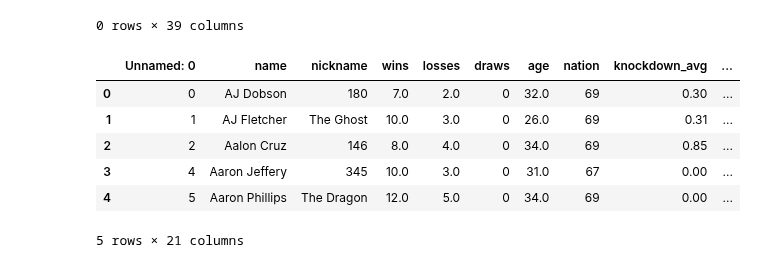
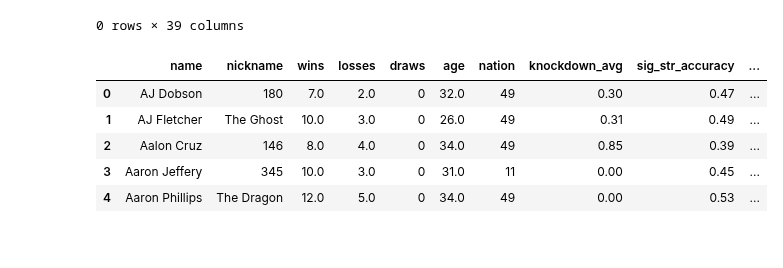
Before and after one commit to maxbraith/UFCModel, a Jupyter notebook: UFCModelGit/Model/mockTestData.ipynb, the cells around one changed output. Drawn from its saved outputs; the diff is of its cells as text; code cells hidden in the pictures.

Commit message:
updated databse, data for getting a more realistic accuracy created, started preprocessing for new model

```diff
--- a/UFCModelGit/Model/mockTestData.ipynb
+++ b/UFCModelGit/Model/mockTestData.ipynb
@@ -31,16 +32,15 @@ dfMock.head()
 |  | redCorner | blueCorner | winner | redCorner_wins | blueCorner_wins | redCorner_losses | blueCorner_losses | ... |
 0 rows × 39 columns
 # %%
-dfCareer = pd.read_csv('careerDataTest.csv')
+dfCareer = pd.read_csv('careerDataFormatTest.csv')
 dfCareer.head()
 # %% [output]
-|  | Unnamed: 0 | name | nickname | wins | losses | draws | age | nation | knockdown_avg | ... |
-| 0 | 0 | AJ Dobson | 180 | 7.0 | 2.0 | 0 | 32.0 | 69 | 0.30 | ... |
-| 1 | 1 | AJ Fletcher | The Ghost | 10.0 | 3.0 | 0 | 26.0 | 69 | 0.31 | ... |
-| 2 | 2 | Aalon Cruz | 146 | 8.0 | 4.0 | 0 | 34.0 | 69 | 0.85 | ... |
-| 3 | 4 | Aaron Jeffery | 345 | 10.0 | 3.0 | 0 | 31.0 | 67 | 0.00 | ... |
-| 4 | 5 | Aaron Phillips | The Dragon | 12.0 | 5.0 | 0 | 34.0 | 69 | 0.00 | ... |
+|  | name | nickname | wins | losses | draws | age | nation | knockdown_avg | sig_str_accuracy | ... |
+| 0 | AJ Dobson | 180 | 7.0 | 2.0 | 0 | 32.0 | 49 | 0.30 | 0.47 | ... |
+| 1 | AJ Fletcher | The Ghost | 10.0 | 3.0 | 0 | 26.0 | 49 | 0.31 | 0.49 | ... |
+| 2 | Aalon Cruz | 146 | 8.0 | 4.0 | 0 | 34.0 | 49 | 0.85 | 0.39 | ... |
+| 3 | Aaron Jeffery | 345 | 10.0 | 3.0 | 0 | 31.0 | 11 | 0.00 | 0.45 | ... |
+| 4 | Aaron Phillips | The Dragon | 12.0 | 5.0 | 0 | 34.0 | 49 | 0.00 | 0.53 | ... |
-5 rows × 21 columns
 # %%
 #create mock test data for testing purposes
 for index, row in df.iterrows():
```
Also changed, not shown: parts of 9 cells of this notebook, 14 other files.
